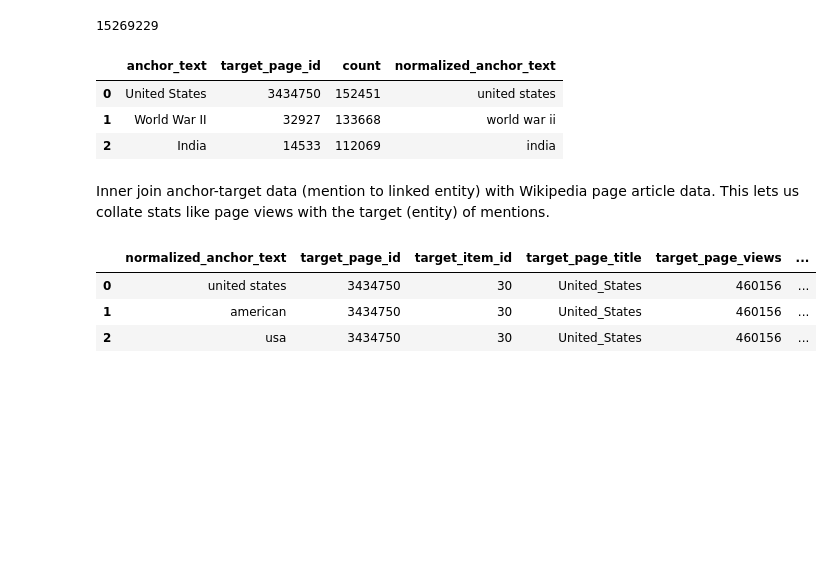
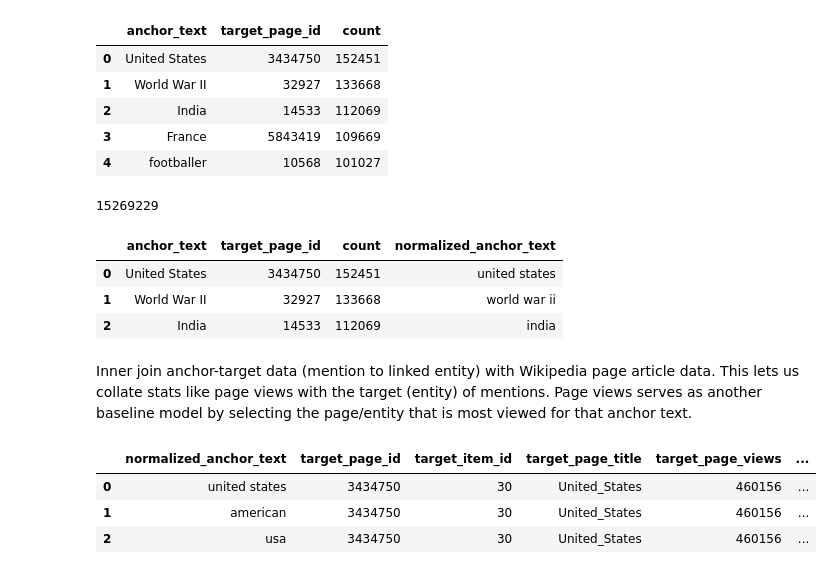
Before and after one commit to TheDigitalFrontier/entity-disambiguation, a Jupyter notebook: notebooks/demos/basic_pipeline.ipynb, the cells around one changed output. Drawn from its saved outputs; the diff is of its cells as text; code cells hidden in the pictures; blank space fills up the shorter version.

```diff
--- a/notebooks/demos/basic_pipeline.ipynb
+++ b/notebooks/demos/basic_pipeline.ipynb
@@ -62 +86,11 @@ anchor_df = pd.read_csv(os.path.join(kwnlp_path, 'anchor-target-counts.csv'))
+# %%
+# Display anchor preview
+anchor_df.head()
+# %% [output]
+|  | anchor_text | target_page_id | count |
+| 0 | United States | 3434750 | 152451 |
+| 1 | World War II | 32927 | 133668 |
+| 2 | India | 14533 | 112069 |
+| 3 | France | 5843419 | 109669 |
+| 4 | footballer | 10568 | 101027 |
 # %%
@@ -75,5 +112,5 @@ at_count_df.head(3)
 | 1 | World War II | 32927 | 133668 | world war ii |
 | 2 | India | 14533 | 112069 | india |
 # %% [markdown]
-Inner join anchor-target data (mention to linked entity) with Wikipedia page article data. This lets us collate stats like page views with the target (entity) of mentions.
+Inner join anchor-target data (mention to linked entity) with Wikipedia page article data. This lets us collate stats like page views with the target (entity) of mentions. Page views serves as another baseline model by selecting the page/entity that is most viewed for that anchor text.
 # %%
```
Also changed, not shown: parts of 27 cells of this notebook, 1 other file.
